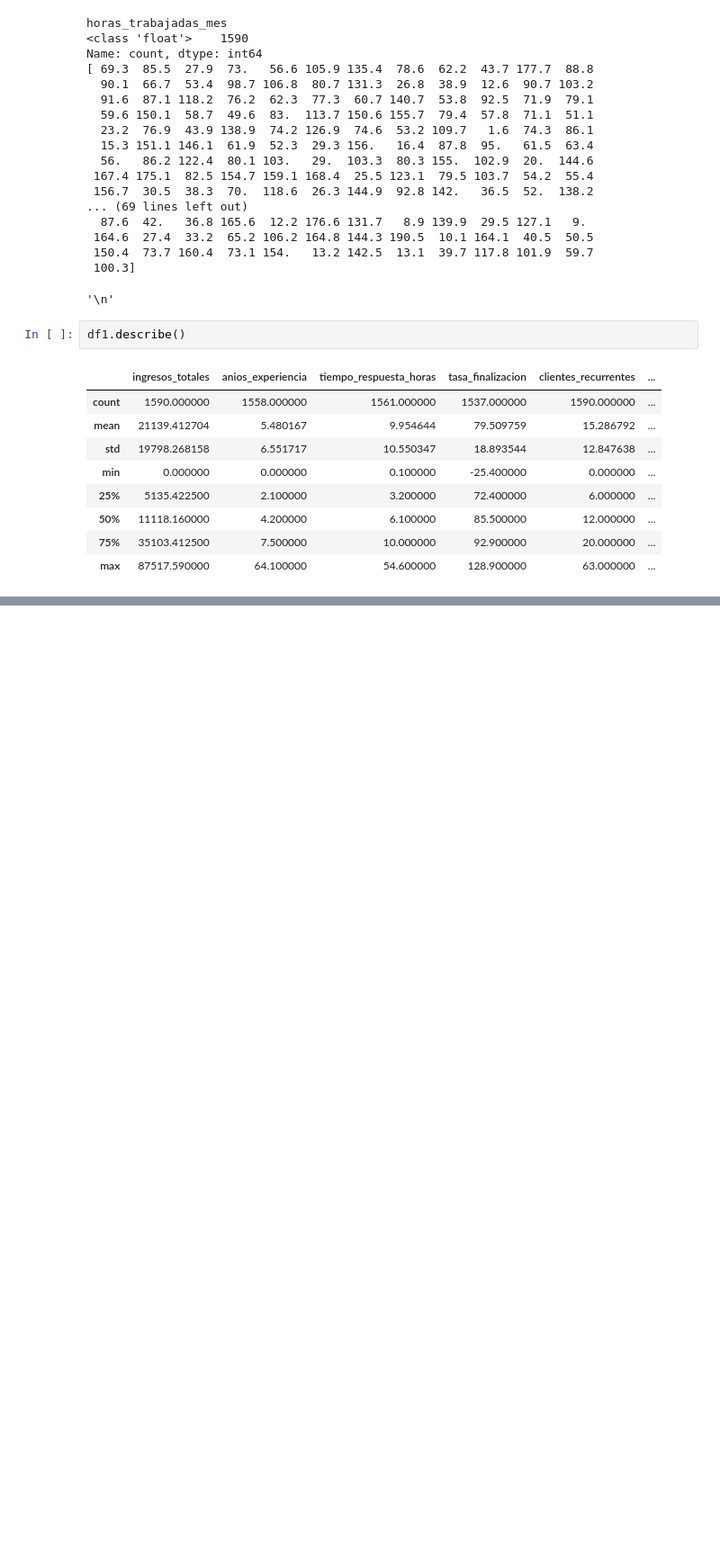
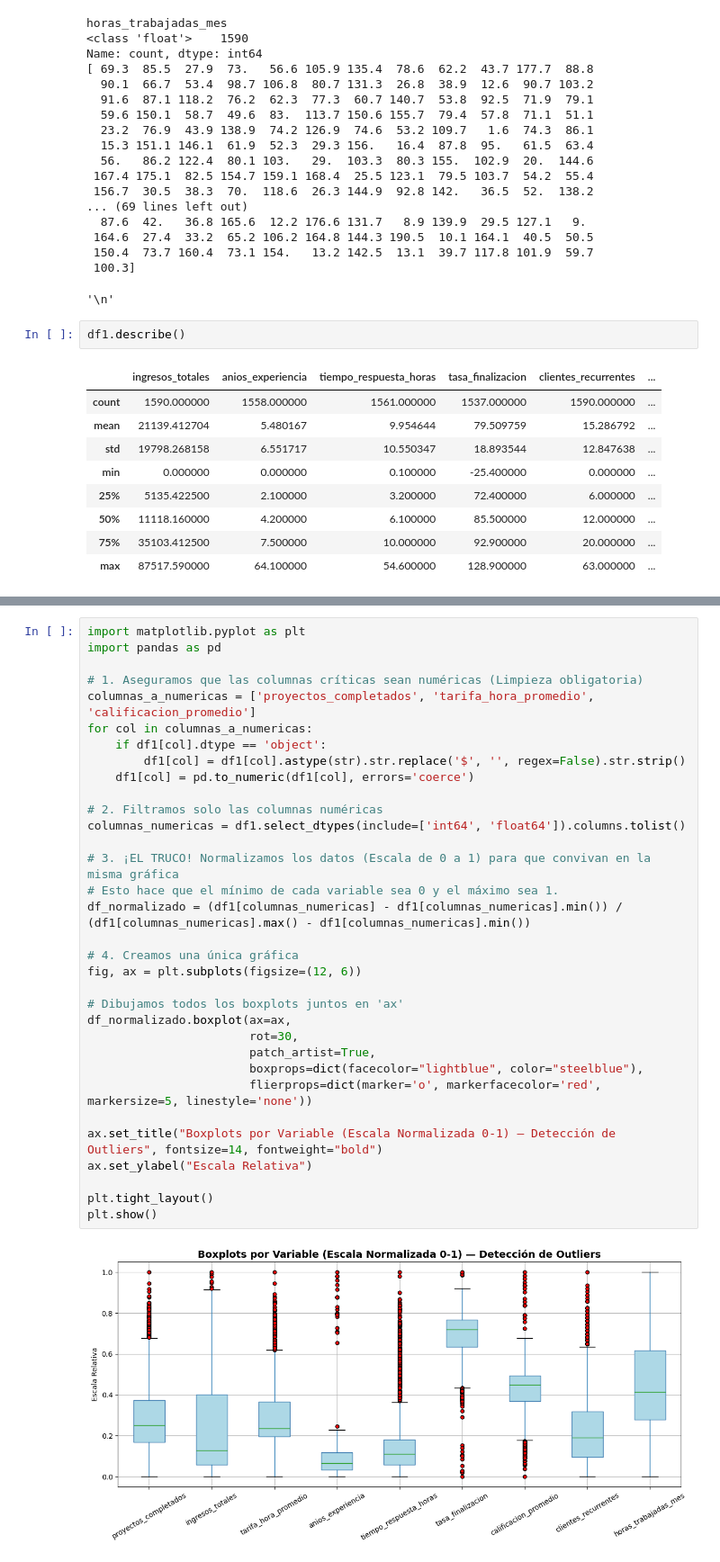
Before and after one commit to Cardona-Hector2023/OLC2_EJ26_ML_32, a Jupyter notebook: Proyecto2/Manuales/Docu_freelancer.ipynb, the cells around one changed output, grey strips where cells are left out. Shown at 90% size. Cells and saved outputs as stored; diff of their text form; blank space fills up the shorter version.

```diff
--- a/Proyecto2/Manuales/Docu_freelancer.ipynb
+++ b/Proyecto2/Manuales/Docu_freelancer.ipynb
@@ -349,0 +408,35 @@ df1.describe()
+# %%
+import matplotlib.pyplot as plt
+import pandas as pd
+
+# 1. Aseguramos que las columnas críticas sean numéricas (Limpieza obligatoria)
+columnas_a_numericas = ['proyectos_completados', 'tarifa_hora_promedio', 'calificacion_promedio']
+for col in columnas_a_numericas:
+    if df1[col].dtype == 'object':
+        df1[col] = df1[col].astype(str).str.replace('$', '', regex=False).str.strip()
+    df1[col] = pd.to_numeric(df1[col], errors='coerce')
+
+# 2. Filtramos solo las columnas numéricas
+columnas_numericas = df1.select_dtypes(include=['int64', 'float64']).columns.tolist()
+
+# 3. ¡EL TRUCO! Normalizamos los datos (Escala de 0 a 1) para que convivan en la misma gráfica
+# Esto hace que el mínimo de cada variable sea 0 y el máximo sea 1.
+df_normalizado = (df1[columnas_numericas] - df1[columnas_numericas].min()) / (df1[columnas_numericas].max() - df1[columnas_numericas].min())
+
+# 4. Creamos una única gráfica
+fig, ax = plt.subplots(figsize=(12, 6))
+
+# Dibujamos todos los boxplots juntos en 'ax'
+df_normalizado.boxplot(ax=ax,
+                       rot=30,
+                       patch_artist=True,
+                       boxprops=dict(facecolor="lightblue", color="steelblue"),
+                       flierprops=dict(marker='o', markerfacecolor='red', markersize=5, linestyle='none'))
+
+ax.set_title("Boxplots por Variable (Escala Normalizada 0-1) — Detección de Outliers", fontsize=14, fontweight="bold")
+ax.set_ylabel("Escala Relativa")
+
+plt.tight_layout()
+plt.show()
+# %% [output]
+[figure, added]
```
Also changed, not shown: parts of 2 cells of this notebook, 1 other file.
